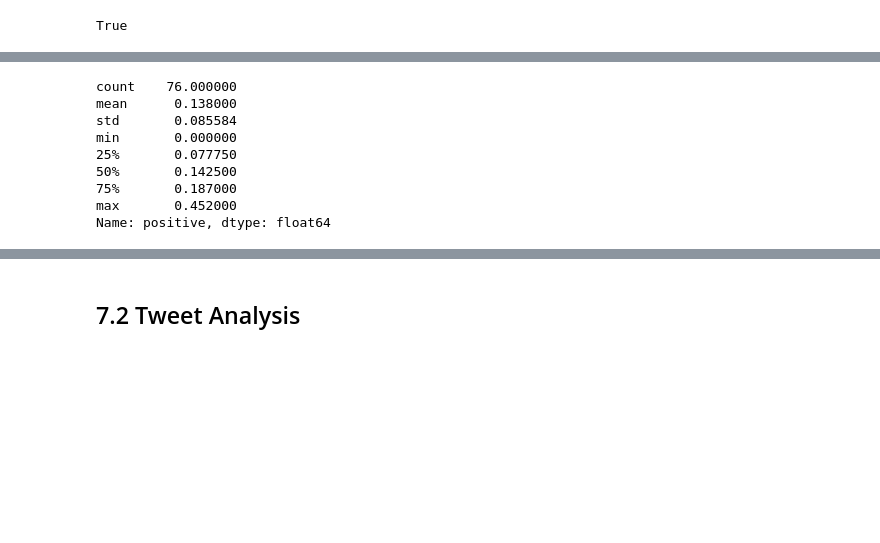
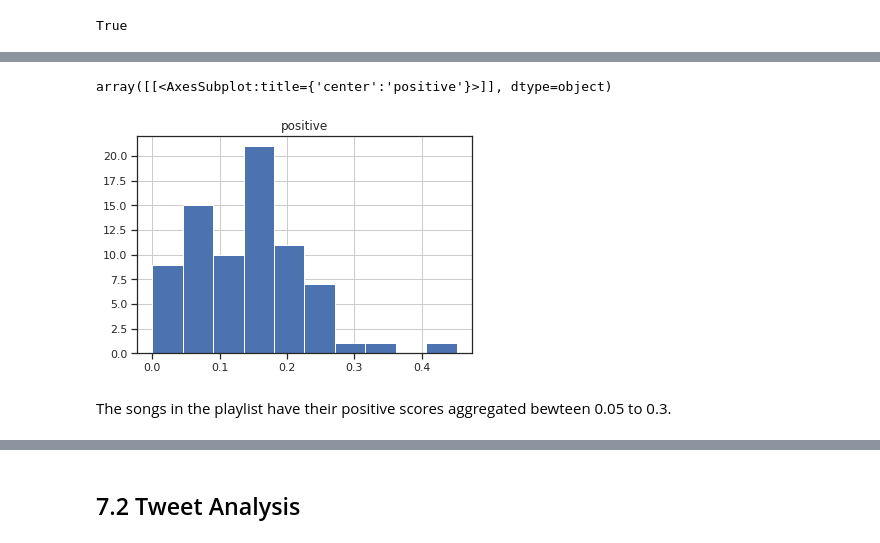
Before and after one commit to doratian99/MSIN0166-DE-Individual-Project, a Jupyter notebook: Notebook Folder/Notebook.ipynb, the cells around one changed output, grey strips where cells are left out. Saved outputs shown, nothing was run; the diff lists cells and outputs as text; code cells hidden in the pictures; blank space fills up the shorter version.

```diff
--- a/Notebook Folder/Notebook.ipynb
+++ b/Notebook Folder/Notebook.ipynb
@@ -1672,12 +1697,7 @@ lyrics_df.head()
 # %%
-lyrics_df['positive'].describe()
+lyrics_df.hist('positive')
 # %% [output]
-count    76.000000
-mean      0.138000
-std       0.085584
-min       0.000000
-25%       0.077750
-50%       0.142500
-75%       0.187000
-max       0.452000
-Name: positive, dtype: float64
+array([[<AxesSubplot:title={'center':'positive'}>]], dtype=object)
+[figure, added]
+# %% [markdown]
+The songs in the playlist have their positive scores aggregated bewteen 0.05 to 0.3.
```
Also changed, not shown: parts of 50 cells of this notebook.
